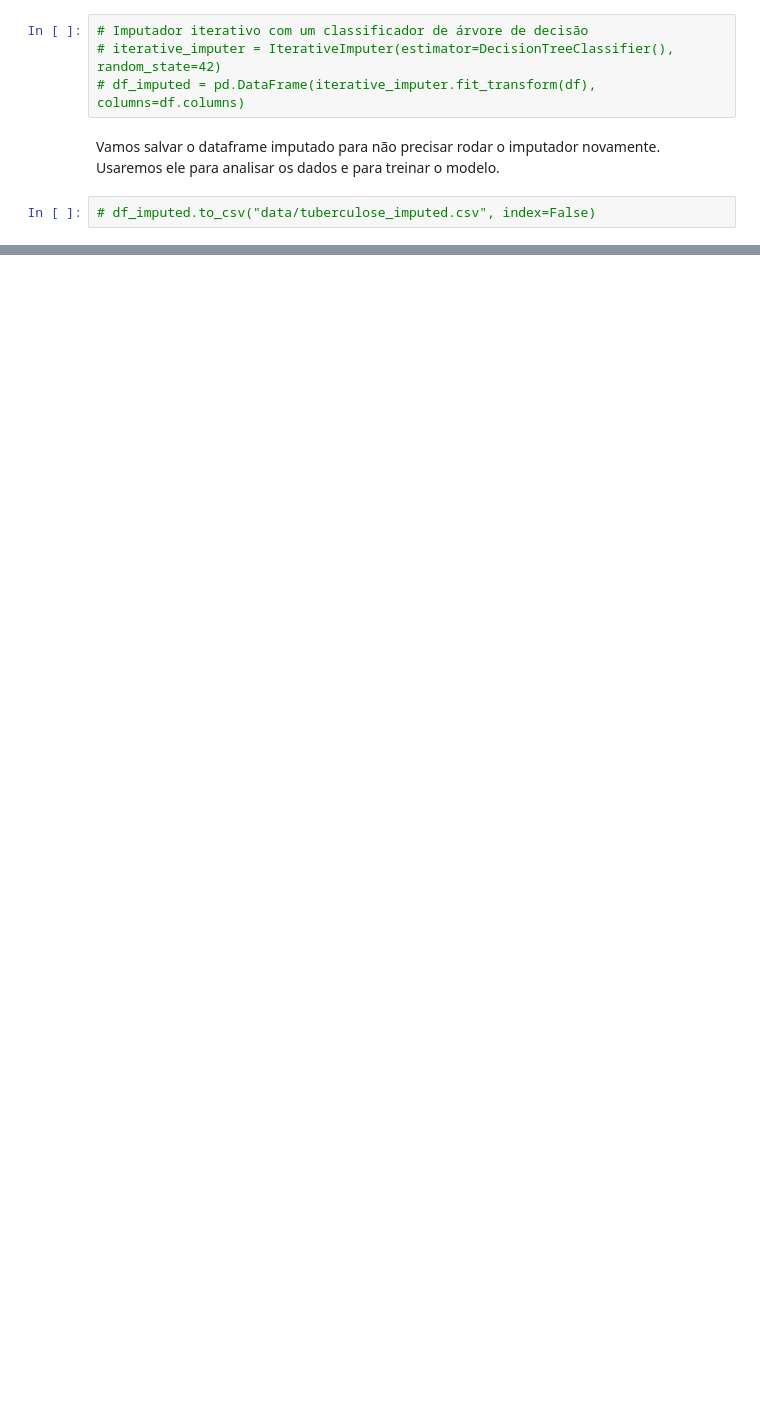
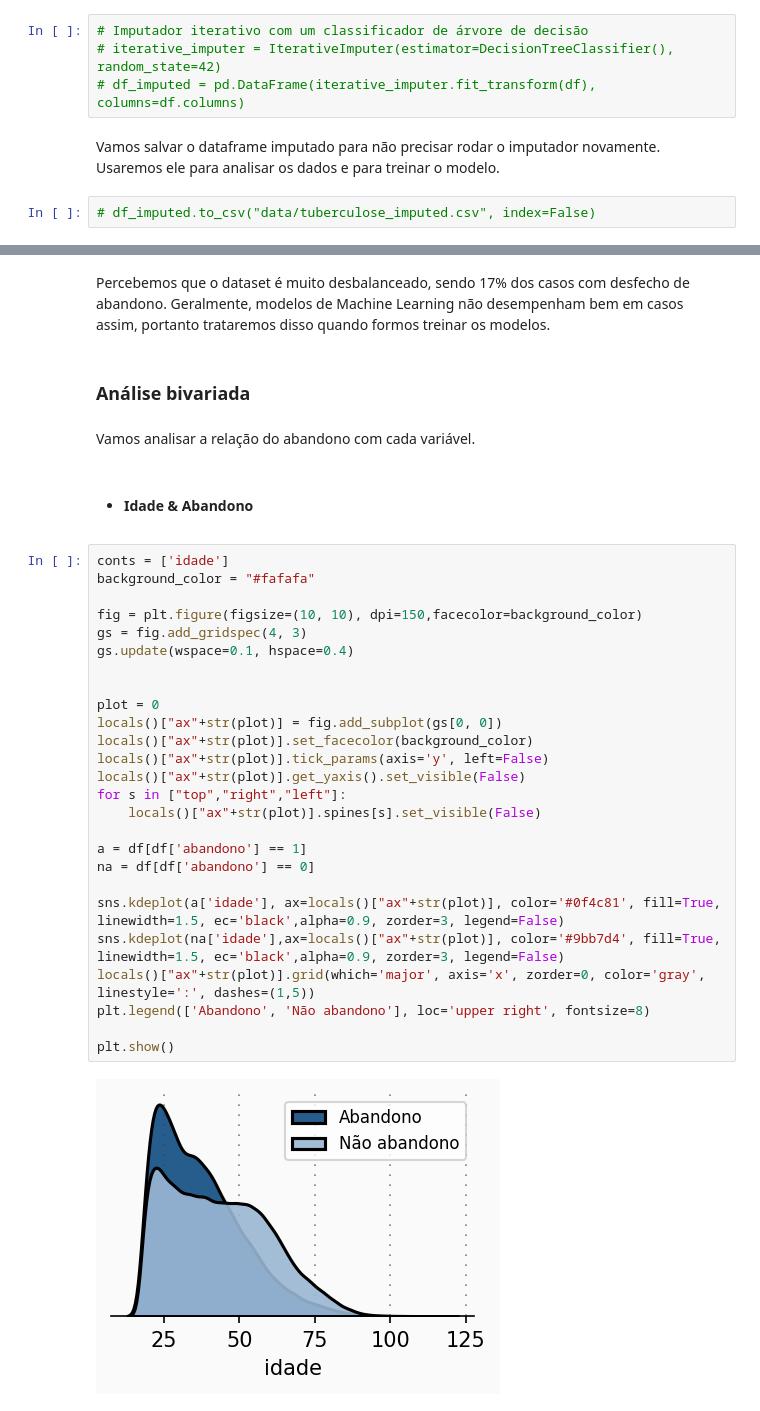
Before and after one commit to intel-comp-saude-ufes/2024-1-P1-TB-treatment-abandonment-classifier, a Jupyter notebook: abandono_trat_tuberculose_analise.ipynb, the cells around one changed output, grey strips where cells are left out. Saved outputs shown, nothing was run; the diff lists cells and outputs as text; blank space fills up the shorter version.

```diff
--- a/abandono_trat_tuberculose_analise.ipynb
+++ b/abandono_trat_tuberculose_analise.ipynb
@@ -79,0 +90,36 @@ plt.show()
+# %% [markdown]
+Percebemos que o dataset é muito desbalanceado, sendo 17% dos casos com desfecho de abandono. Geralmente, modelos de Machine Learning não desempenham bem em casos assim, portanto trataremos disso quando formos treinar os modelos.
+# %% [markdown]
+### Análise bivariada
+# %% [markdown]
+Vamos analisar a relação do abandono com cada variável.
+# %% [markdown]
+- #### Idade & Abandono
+# %%
+conts = ['idade']
+background_color = "#fafafa"
+
+fig = plt.figure(figsize=(10, 10), dpi=150,facecolor=background_color)
+gs = fig.add_gridspec(4, 3)
+gs.update(wspace=0.1, hspace=0.4)
+
+
+plot = 0
+locals()["ax"+str(plot)] = fig.add_subplot(gs[0, 0])
+locals()["ax"+str(plot)].set_facecolor(background_color)
+locals()["ax"+str(plot)].tick_params(axis='y', left=False)
+locals()["ax"+str(plot)].get_yaxis().set_visible(False)
+for s in ["top","right","left"]:
+    locals()["ax"+str(plot)].spines[s].set_visible(False)
+
+a = df[df['abandono'] == 1]
+na = df[df['abandono'] == 0]
+
+sns.kdeplot(a['idade'], ax=locals()["ax"+str(plot)], color='#0f4c81', fill=True, linewidth=1.5, ec='black',alpha=0.9, zorder=3, legend=False)
+sns.kdeplot(na['idade'],ax=locals()["ax"+str(plot)], color='#9bb7d4', fill=True, linewidth=1.5, ec='black',alpha=0.9, zorder=3, legend=False)
+locals()["ax"+str(plot)].grid(which='major', axis='x', zorder=0, color='gray', linestyle=':', dashes=(1,5))
+plt.legend(['Abandono', 'Não abandono'], loc='upper right', fontsize=8)
+
+plt.show()
+# %% [output]
+[figure, added]
```
Also changed, not shown: parts of 61 cells of this notebook.
